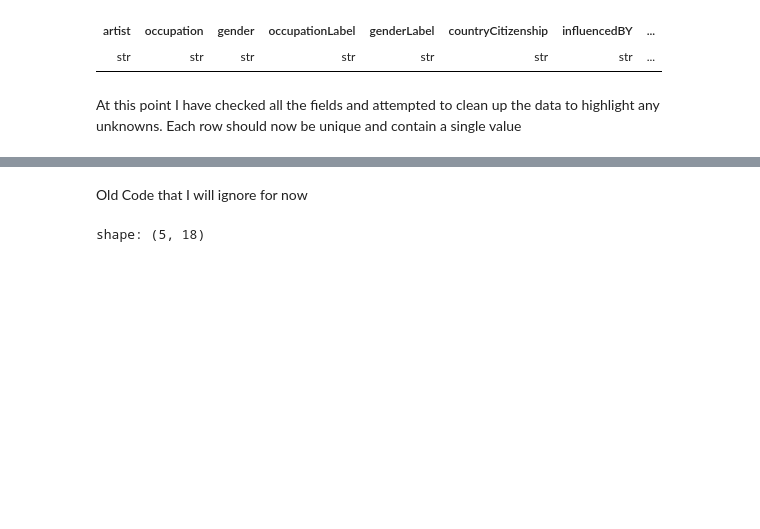
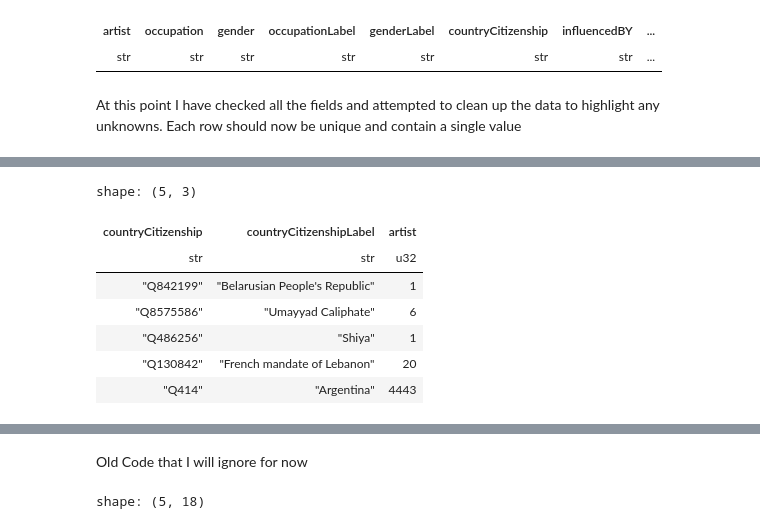
Before and after one commit to malik-files/MScDiss_IGASTNBK_, a Jupyter notebook: Main Code/cleaning_inspecting_labelling_Wikidata_artists.ipynb, the cells around one changed output, grey strips where cells are left out. Cells and saved outputs as stored; diff of their text form; code cells hidden in the pictures; blank space fills up the shorter version.

```diff
--- a/Main Code/cleaning_inspecting_labelling_Wikidata_artists.ipynb
+++ b/Main Code/cleaning_inspecting_labelling_Wikidata_artists.ipynb
@@ -361 +361,20 @@ shape: (30, 2)
 | "neutral sex" | 0.000002 |
+# %%
+#Look at the region/country split of the data
+regions = artistDF.select(
+    pl.col("artist"),
+    pl.col("countryCitizenship"),
+    pl.col("countryCitizenshipLabel"),
+).unique()
+regionsGrouped = regions.group_by(["countryCitizenship", "countryCitizenshipLabel"]).agg(pl.col("artist").count())
+regionsGrouped.write_csv("./Visuals Data/artistsGroupedByRegions-Countries.csv", null_value="null/unknown")
+display(regionsGrouped.sample(5))
+# %% [output]
+shape: (5, 3)
+| countryCitizenship | countryCitizenshipLabel | artist |
+| str | str | u32 |
+| "Q842199" | "Belarusian People's Republic" | 1 |
+| "Q8575586" | "Umayyad Caliphate" | 6 |
+| "Q486256" | "Shiya" | 1 |
+| "Q130842" | "French mandate of Lebanon" | 20 |
+| "Q414" | "Argentina" | 4443 |
```
Also changed, not shown: parts of 11 cells of this notebook, 13 other files.
